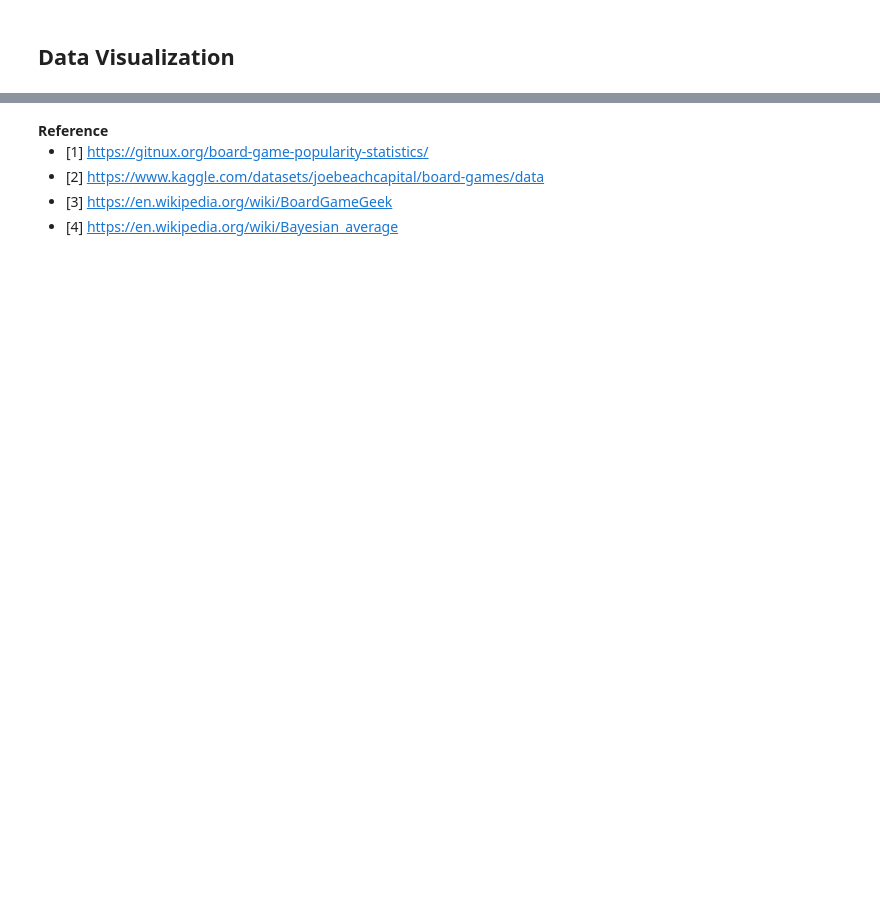
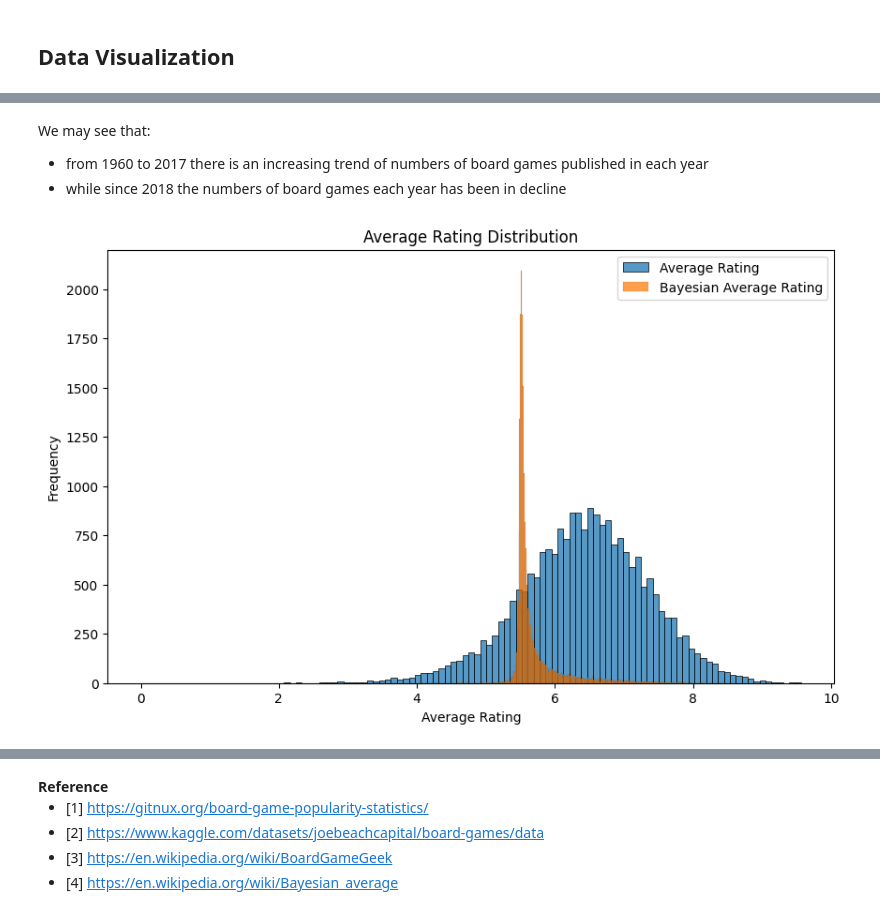
Before and after one commit to Fredfreddo/SI618_24W_project, a Jupyter notebook: project_1.ipynb, the cells around one changed output, grey strips where cells are left out. Saved outputs shown, nothing was run; the diff lists cells and outputs as text; code cells hidden in the pictures; blank space fills up the shorter version.

```diff
--- a/project_1.ipynb
+++ b/project_1.ipynb
@@ -355,0 +476,16 @@ dtype: int64
+# %% [markdown]
+We may see that:
+- from 1960 to 2017 there is an increasing trend of numbers of board games published in each year
+- while since 2018 the numbers of board games each year has been in decline
+# %%
+# histogram of the average rating and Bayesian average rating
+plt.figure(figsize=(10, 6))
+sns.histplot(ready_data['average'])
+sns.histplot(ready_data['bayes_average'])
+plt.title('Average Rating Distribution')
+plt.xlabel('Average Rating')
+plt.ylabel('Frequency')
+plt.legend(['Average Rating', 'Bayesian Average Rating'])
+plt.show()
+# %% [output]
+[figure, added]
```
Also changed, not shown: parts of 31 cells of this notebook.
